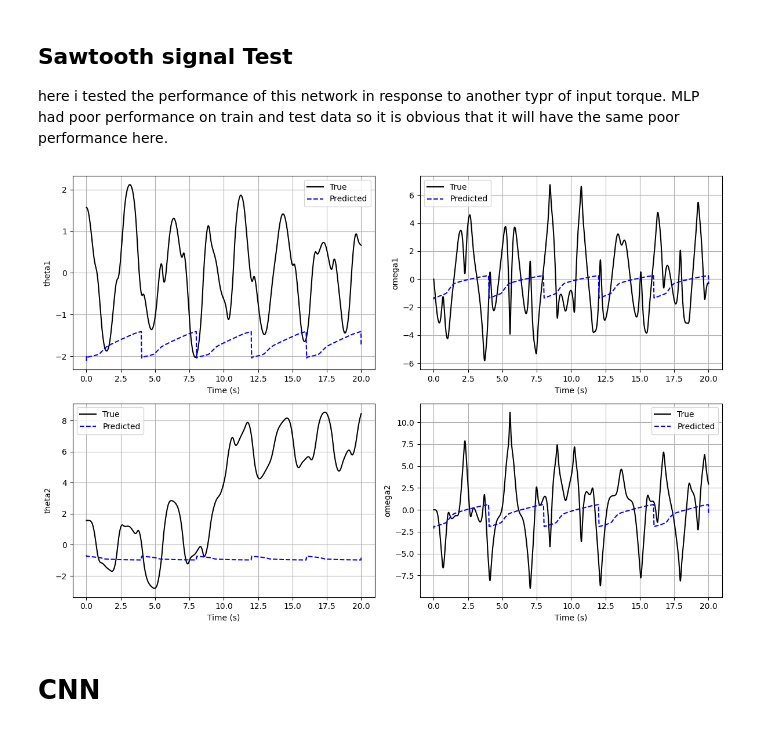
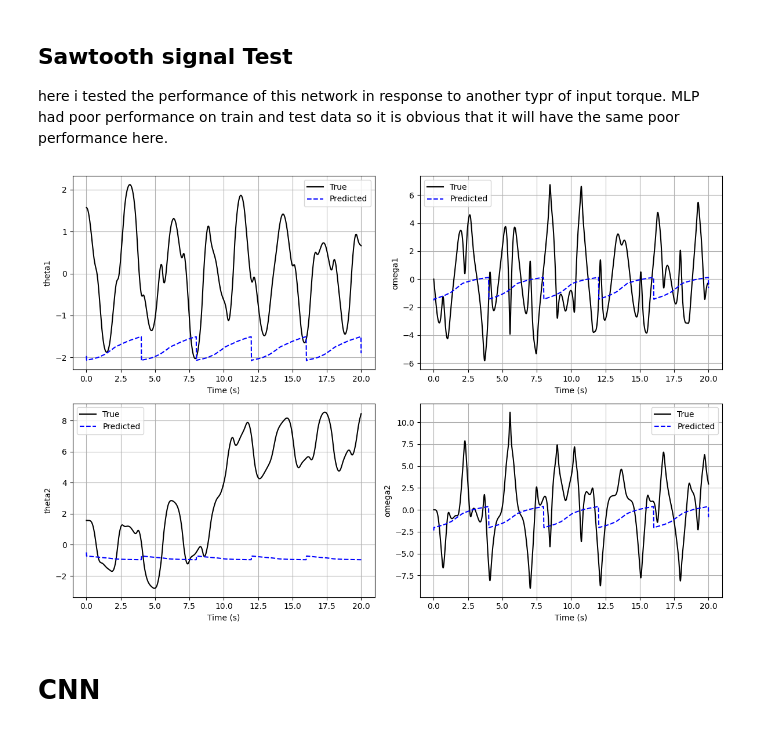
Before and after one commit to mmatinm/Deep-Learning-Projects, a Jupyter notebook: nonlinear-system-identification/identification.ipynb, the cells around one changed output. Drawn from its saved outputs; the diff is of its cells as text; code cells hidden in the pictures.

```diff
--- a/nonlinear-system-identification/identification.ipynb
+++ b/nonlinear-system-identification/identification.ipynb
@@ -120,11 +120,7 @@ plt.show()
 # Data Preprocessing
 # %%
 
-X = np.column_stack((
-    torque_t[1:],
-    theta1[:-1], omega1[:-1],
-    theta2[:-1], omega2[:-1]
-))
+X = np.array(torque_t[:-1]).reshape(-1, 1)
 
 Y = np.column_stack((
     theta1[1:], omega1[1:],
@@ -144,6 +140,16 @@ Y_train_scaled = scaler_Y.fit_transform(Y_train)
 
 X_test_scaled = scaler_X.transform(X_test)
 Y_test_scaled = scaler_Y.transform(Y_test)
+
+
+Xtemp = np.column_stack((
+    torque_t[1:],
+    theta1[:-1], omega1[:-1],
+    theta2[:-1], omega2[:-1]
+))
+
+scaler_Xt = StandardScaler()
+Xtemp_scaled = scaler_Xt.fit_transform(Xtemp)
 # %% [markdown]
 # MLP
 # %%
@@ -183,7 +189,7 @@ for epoch in range(num_epochs):
     optimizer.zero_grad()
 
     # Initialize the first input (t=0)
-    X_rec = X_train_scaled[0].copy().reshape(1, -1)
+    X_rec = Xtemp_scaled[0].copy().reshape(1, -1)
 
     preds_scaled = []
 
@@ -269,7 +253,7 @@ Loss: 0.957558
 X_scaled_all = np.vstack([X_train_scaled, X_test_scaled])
 Y_scaled_all = np.vstack([Y_train_scaled, Y_test_scaled])
 
-X_rec = X_scaled_all[0].copy().reshape(1, -1)
+X_rec = Xtemp_scaled[0].copy().reshape(1, -1)
 
 Y_preds_scaled = []
 
@@ -357,7 +341,7 @@ Y_true = np.column_stack([theta1s, omega1s, theta2s, omega2s])
 torque_vals = torque_input_s(t_eval)
 
 X_rec = np.concatenate([[[torque_vals[0]]], [y0]], axis=1)
-X_rec = scaler_X.transform(X_rec)
+X_rec = scaler_Xt.transform(X_rec)
 
 Y_preds_scaled = []
 
@@ -365,35 +349,35 @@ model.eval()
 with torch.no_grad():
     for i in range(len(t_eval)):
         X_rec_torch = torch.tensor(X_rec, dtype=torch.float32)
         Y_pred_scaled = model(X_rec_torch).numpy().flatten()
         Y_preds_scaled.append(Y_pred_scaled)
 
         if i < len(t_eval) - 1:
             next_torque = torque_vals[i + 1]
             next_state = scaler_Y.inverse_transform(Y_pred_scaled.reshape(1, -1)).flatten()
             next_input = np.concatenate([[next_torque], next_state]).reshape(1, -1)
-            X_rec = scaler_X.transform(next_input)
+            X_rec = scaler_Xt.transform(next_input)
 
 Y_preds_scaled = np.array(Y_preds_scaled)
 Y_preds = scaler_Y.inverse_transform(Y_preds_scaled)
 
 
 plt.figure(figsize=(12, 8))
 labels = ['theta1', 'omega1', 'theta2', 'omega2']
 
 for i in range(4):
     plt.subplot(2, 2, i + 1)
     plt.plot(t_eval, Y_true[:, i], color='black', label='True')
     plt.plot(t_eval, Y_preds[:, i], '--', color='blue', label='Predicted')
     plt.xlabel('Time (s)')
     plt.ylabel(labels[i])
     plt.legend()
     plt.grid(True)
 
 plt.tight_layout()
 plt.show()
 # %% [output]
-[figure, old version]
+[figure, new version]
 # %% [markdown]
 # CNN
 # %%
```
Also changed, not shown: parts of 2 cells of this notebook.
